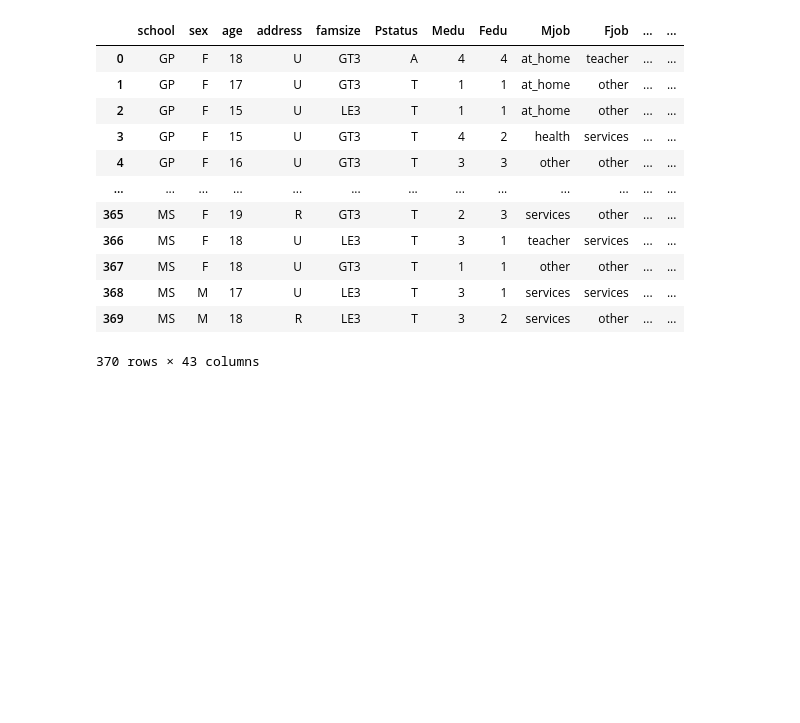
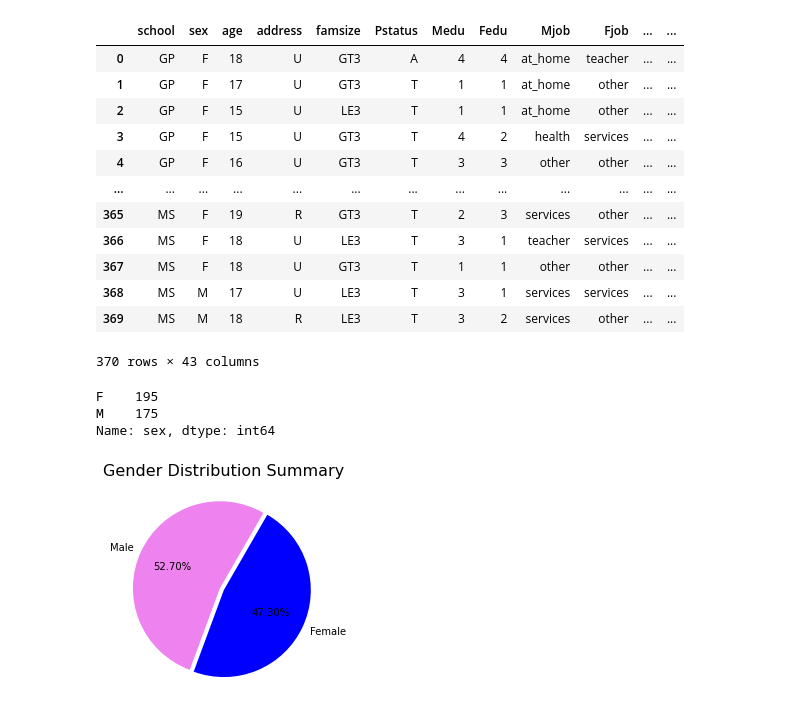
Before and after one commit to panlovelyda/project-one, a Jupyter notebook: AlcoholPy.ipynb, the cells around one changed output. Cells and saved outputs as stored; diff of their text form; code cells hidden in the pictures; blank space fills up the shorter version.

```diff
--- a/AlcoholPy.ipynb
+++ b/AlcoholPy.ipynb
@@ -34,3 +34,18 @@ students_df
 | 368 | MS | M | 17 | U | LE3 | T | 3 | 1 | services | services | ... | ... |
 | 369 | MS | M | 18 | R | LE3 | T | 3 | 2 | services | other | ... | ... |
 370 rows × 43 columns
+# %%
+# Generate a pie plot showing the distribution of female versus male  using Pandas
+# Do boys tend to consume alcohol or girls?
+gender_count=students_df["sex"].value_counts()
+print(gender_count)
+colour_plot=["violet","blue"]
+explode_plot=(0.05,0)
+plt.pie(gender_count,labels=['Male','Female'],autopct='%0.2f%%',colors=colour_plot,explode=explode_plot,startangle=60)
+plt.title("Gender Distribution Summary",fontsize=16)
+plt.show()
+# %% [output]
+F    195
+M    175
+Name: sex, dtype: int64
+[figure, added]
```
Also changed, not shown: parts of 7 cells of this notebook.
